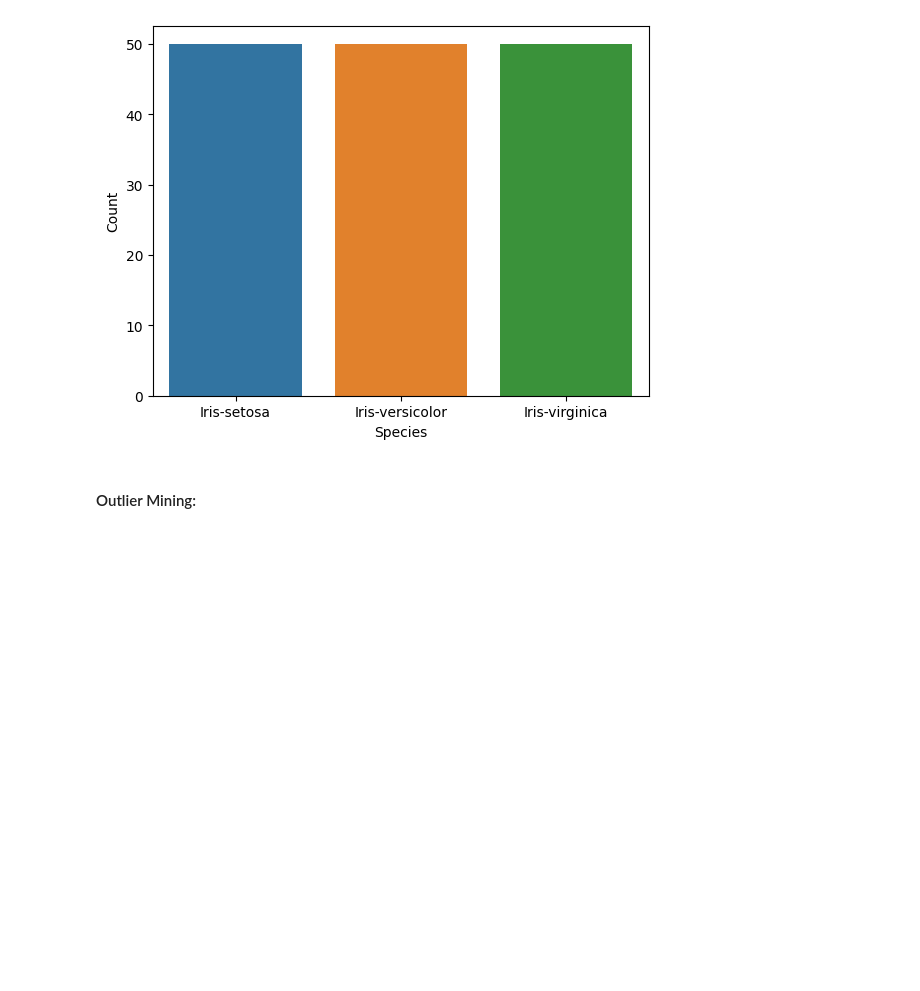
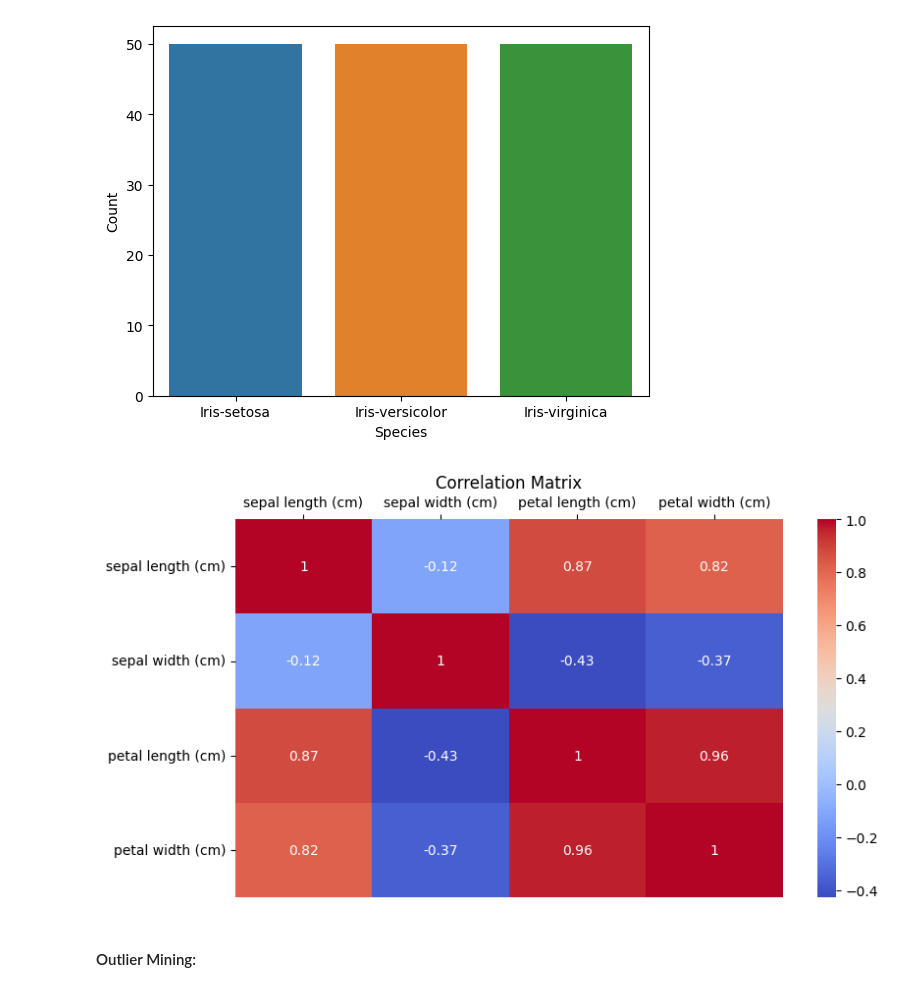
Before and after one commit to Suhail270/DMML, a Jupyter notebook: iris/iris.ipynb, the cells around one changed output. Saved outputs shown, nothing was run; the diff lists cells and outputs as text; code cells hidden in the pictures; blank space fills up the shorter version.

Commit message:
Added correlation matrix and graph

```diff
--- a/iris/iris.ipynb
+++ b/iris/iris.ipynb
@@ -14,7 +14,9 @@ from sklearn.datasets import load_iris
 
 data = load_iris()
 
-df = pd.DataFrame(data.data, columns = data.feature_names)
+df_init = pd.DataFrame(data.data, columns = data.feature_names)
+
+df = df_init.copy()
 
 # 0 -> setosa
 # 1 -> versicolor
@@ -91,6 +93,17 @@ plot.show()
 # %% [output]
 #### Number of Species:
 [figure]
+# %%
+correlation_matrix = df_init.corr()
+
+plot.figure(figsize=(9, 5))
+heatmap = seaborn.heatmap(correlation_matrix, annot=True, cmap="coolwarm")
+heatmap.set(xlabel="", ylabel="")
+heatmap.xaxis.tick_top()
+plot.title("Correlation Matrix")
+plot.show()
+# %% [output]
+[figure, added]
 # %%
 printmd("#### Outlier Mining:")
 
```
Also changed, not shown: parts of 3 cells of this notebook.
